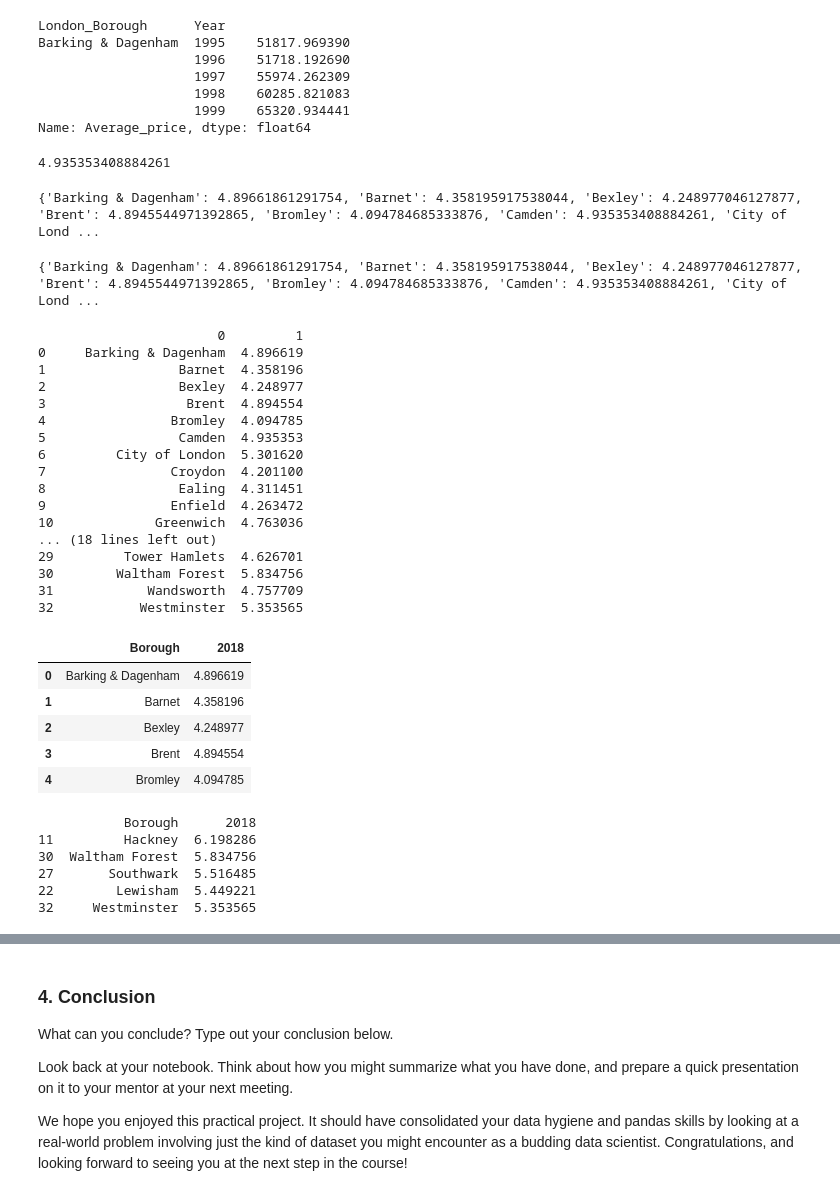
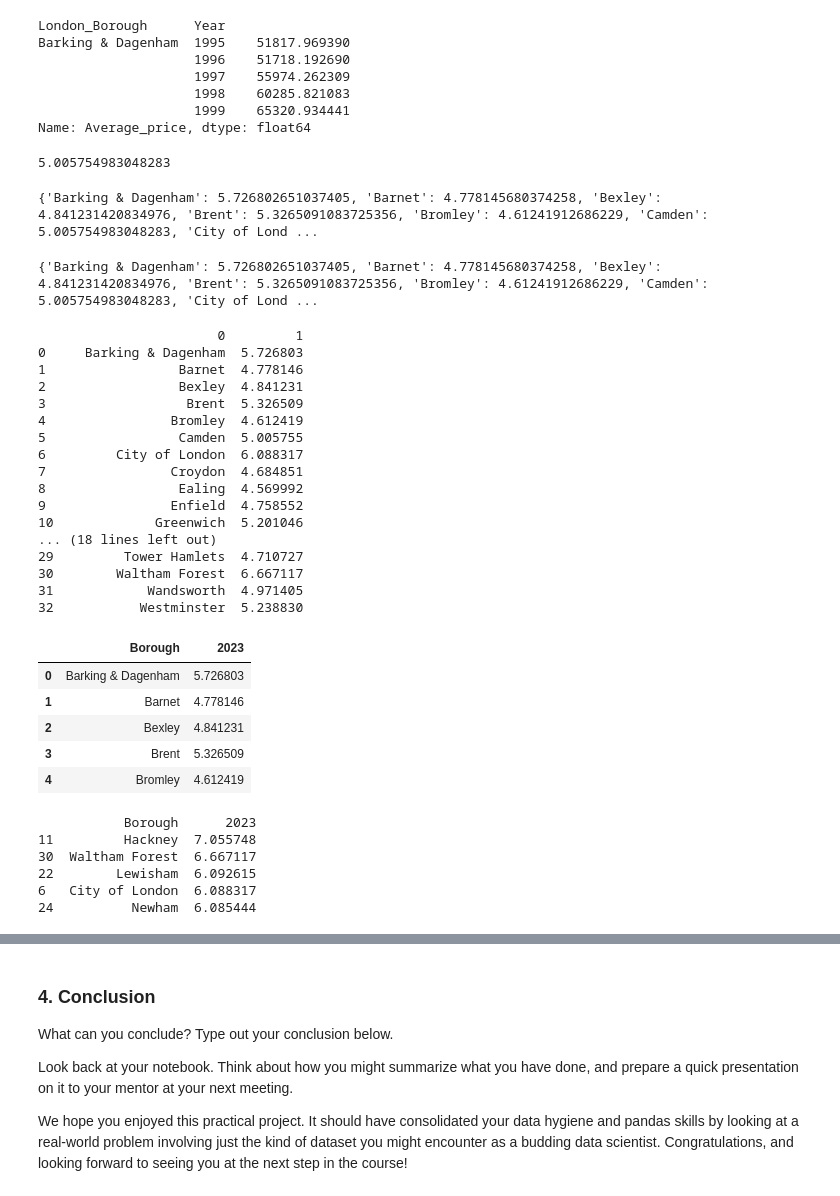
Before and after one commit to Amrutha-Ve/DataScience, a Jupyter notebook: Projects/Unit 4 Challenge - Tier 3.ipynb, the cells around one changed output, grey strips where cells are left out. Saved outputs shown, nothing was run; the diff lists cells and outputs as text; code cells hidden in the pictures.

```diff
--- a/Projects/Unit 4 Challenge - Tier 3.ipynb
+++ b/Projects/Unit 4 Challenge - Tier 3.ipynb
@@ -474,14 +474,14 @@ Name: Average_price, dtype: float64
 # %%
 def create_price_ratio(d):
     y1998 = float(d['Average_price'][d['Year']==1998])
-    y2018 = float(d['Average_price'][d['Year']==2018])
-    ratio = y2018/y1998
+    y2023 = float(d['Average_price'][d['Year']==2023])
+    ratio = y2023/y1998
     return ratio
 
 #print(dfg["London_Borough"] == "Camden")
 create_price_ratio(dfg[dfg["London_Borough"]=='Camden'])
 # %% [output]
-4.935353408884261
+5.005754983048283
 # %%
 final={}
 # %%
@@ -491,51 +491,51 @@ for b in dfg['London_Borough'].unique():
 
 print(final)
 # %% [output]
-{'Barking & Dagenham': 4.89661861291754, 'Barnet': 4.358195917538044, 'Bexley': 4.248977046127877, 'Brent': 4.8945544971392865, 'Bromley': 4.094784685333876, 'Camden': 4.935353408884261, 'City of Lond ...
+{'Barking & Dagenham': 5.726802651037405, 'Barnet': 4.778145680374258, 'Bexley': 4.841231420834976, 'Brent': 5.3265091083725356, 'Bromley': 4.61241912686229, 'Camden': 5.005754983048283, 'City of Lond ...
 # %%
 print(final)
 # %% [output]
-{'Barking & Dagenham': 4.89661861291754, 'Barnet': 4.358195917538044, 'Bexley': 4.248977046127877, 'Brent': 4.8945544971392865, 'Bromley': 4.094784685333876, 'Camden': 4.935353408884261, 'City of Lond ...
+{'Barking & Dagenham': 5.726802651037405, 'Barnet': 4.778145680374258, 'Bexley': 4.841231420834976, 'Brent': 5.3265091083725356, 'Bromley': 4.61241912686229, 'Camden': 5.005754983048283, 'City of Lond ...
 # %%
 df_ratios=pd.DataFrame(final.items())
 # %%
 print(df_ratios)
 # %% [output]
                        0         1
-0     Barking & Dagenham  4.896619
-1                 Barnet  4.358196
-2                 Bexley  4.248977
-3                  Brent  4.894554
-4                Bromley  4.094785
-5                 Camden  4.935353
-6         City of London  5.301620
-7                Croydon  4.201100
-8                 Ealing  4.311451
-9                Enfield  4.263472
-10             Greenwich  4.763036
+0     Barking & Dagenham  5.726803
+1                 Barnet  4.778146
+2                 Bexley  4.841231
+3                  Brent  5.326509
+4                Bromley  4.612419
+5                 Camden  5.005755
+6         City of London  6.088317
+7                Croydon  4.684851
+8                 Ealing  4.569992
+9                Enfield  4.758552
+10             Greenwich  5.201046
 ... (18 lines left out)
-29         Tower Hamlets  4.626701
-30        Waltham Forest  5.834756
-31            Wandsworth  4.757709
-32           Westminster  5.353565
+29         Tower Hamlets  4.710727
+30        Waltham Forest  6.667117
+31            Wandsworth  4.971405
+32           Westminster  5.238830
 # %%
-df_ratios.rename(columns={0:'Borough', 1:'2018'}, inplace=True)
+df_ratios.rename(columns={0:'Borough', 1:'2023'}, inplace=True)
 df_ratios.head()
 # %% [output]
-|  | Borough | 2018 |
-| 0 | Barking & Dagenham | 4.896619 |
-| 1 | Barnet | 4.358196 |
-| 2 | Bexley | 4.248977 |
-| 3 | Brent | 4.894554 |
-| 4 | Bromley | 4.094785 |
+|  | Borough | 2023 |
+| 0 | Barking & Dagenham | 5.726803 |
+| 1 | Barnet | 4.778146 |
+| 2 | Bexley | 4.841231 |
+| 3 | Brent | 5.326509 |
+| 4 | Bromley | 4.612419 |
 # %%
-df_ratios_sort = df_ratios.sort_values(by="2018",ascending=False)
+df_ratios_sort = df_ratios.sort_values(by="2023",ascending=False)
 print(df_ratios_sort.head())
 # %% [output]
-           Borough      2018
-11         Hackney  6.198286
-30  Waltham Forest  5.834756
-27       Southwark  5.516485
-22        Lewisham  5.449221
-32     Westminster  5.353565
+           Borough      2023
+11         Hackney  7.055748
+30  Waltham Forest  6.667117
+22        Lewisham  6.092615
+6   City of London  6.088317
+24          Newham  6.085444
 # %%
```
Also changed, not shown: parts of 1 cell of this notebook.
